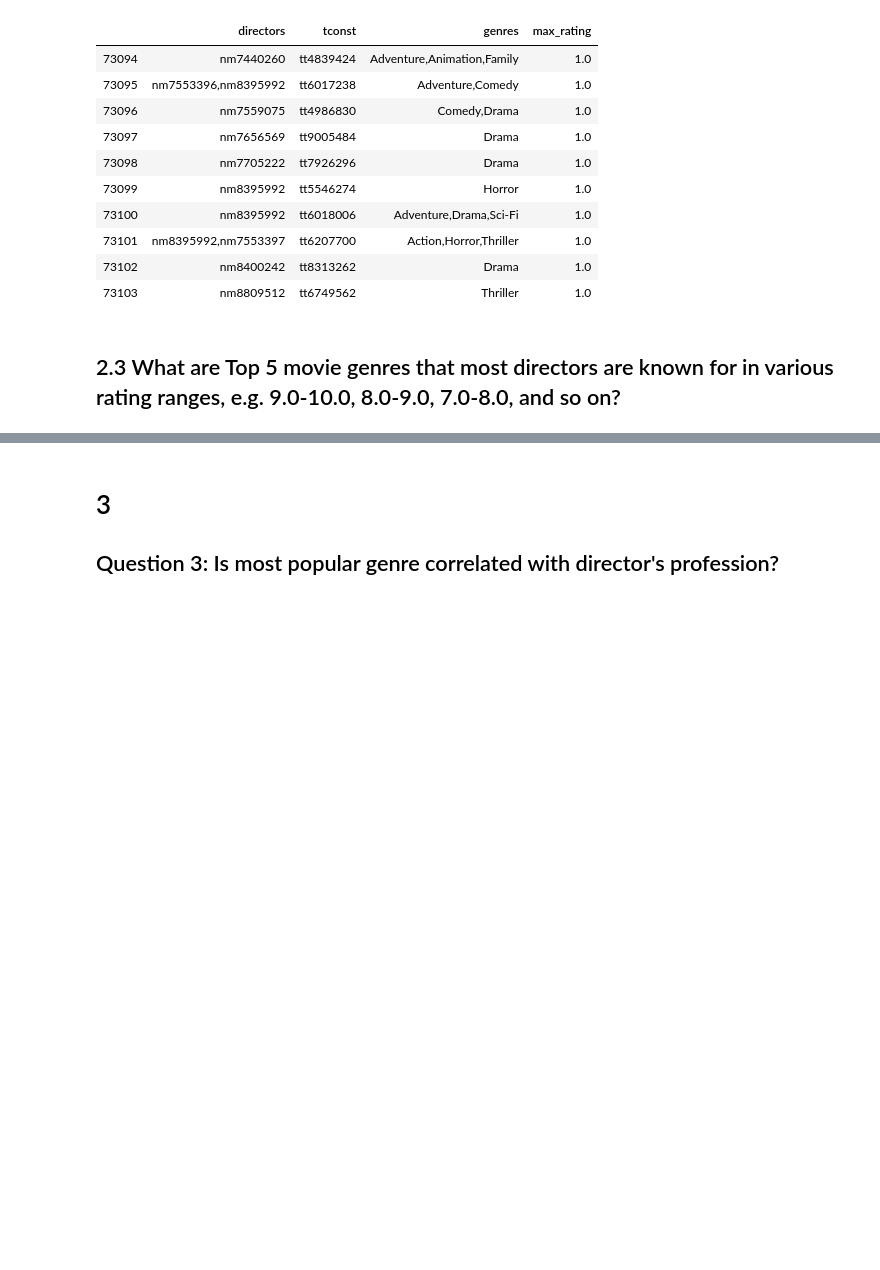
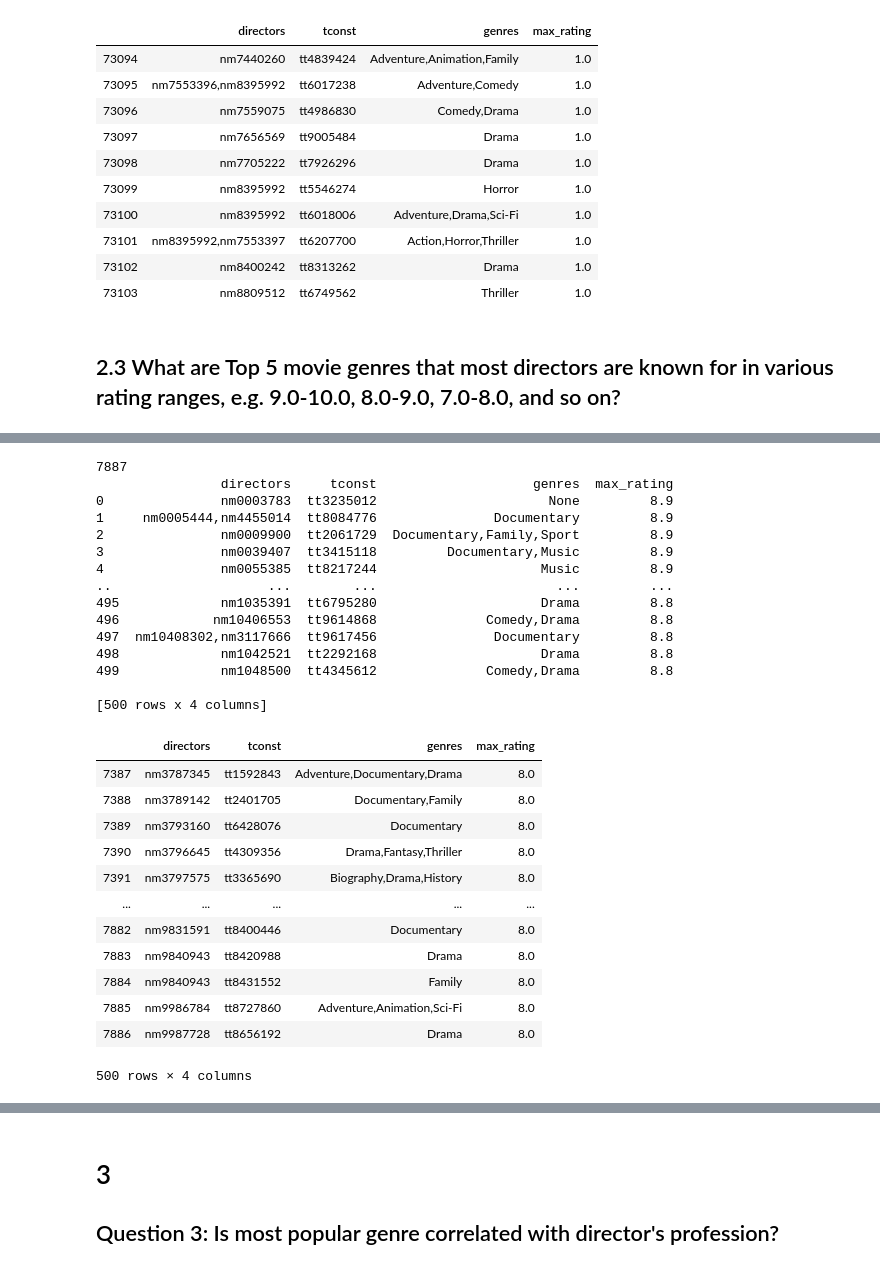
Before and after one commit to renjmindy/dsc-mod-1-project-v2-1-onl01-dtsc-ft-052620, a Jupyter notebook: student_v3.ipynb, the cells around one changed output, grey strips where cells are left out. Cells and saved outputs as stored; diff of their text form; code cells hidden in the pictures; blank space fills up the shorter version.

```diff
--- a/student_v3.ipynb
+++ b/student_v3.ipynb
@@ -317,0 +364,46 @@ directors_df.tail(10)
+# %%
+cur.execute(""" SELECT directors, tconst, genres,
+                MAX(averagerating) AS max_rating
+                FROM imdb_title_crew_gz
+                JOIN imdb_title_ratings_gz
+                USING(tconst)
+                JOIN imdb_title_basics_gz
+                USING (tconst)
+                WHERE directors IS NOT NULL
+                GROUP BY directors, tconst
+                HAVING max_rating >= 8 AND max_rating < 9
+                ORDER BY max_rating DESC;""")
+directors_df = pd.DataFrame(cur.fetchall())
+directors_df.columns = [x[0] for x in cur.description]
+print(len(directors_df))
+print(directors_df.head(500))
+directors_df.tail(500)
+# %% [output]
+7887
+                directors     tconst                    genres  max_rating
+0               nm0003783  tt3235012                      None         8.9
+1     nm0005444,nm4455014  tt8084776               Documentary         8.9
+2               nm0009900  tt2061729  Documentary,Family,Sport         8.9
+3               nm0039407  tt3415118         Documentary,Music         8.9
+4               nm0055385  tt8217244                     Music         8.9
+..                    ...        ...                       ...         ...
+495             nm1035391  tt6795280                     Drama         8.8
+496            nm10406553  tt9614868              Comedy,Drama         8.8
+497  nm10408302,nm3117666  tt9617456               Documentary         8.8
+498             nm1042521  tt2292168                     Drama         8.8
+499             nm1048500  tt4345612              Comedy,Drama         8.8
+
+[500 rows x 4 columns]
+|  | directors | tconst | genres | max_rating |
+| 7387 | nm3787345 | tt1592843 | Adventure,Documentary,Drama | 8.0 |
+| 7388 | nm3789142 | tt2401705 | Documentary,Family | 8.0 |
+| 7389 | nm3793160 | tt6428076 | Documentary | 8.0 |
+| 7390 | nm3796645 | tt4309356 | Drama,Fantasy,Thriller | 8.0 |
+| 7391 | nm3797575 | tt3365690 | Biography,Drama,History | 8.0 |
+| ... | ... | ... | ... | ... |
+| 7882 | nm9831591 | tt8400446 | Documentary | 8.0 |
+| 7883 | nm9840943 | tt8420988 | Drama | 8.0 |
+| 7884 | nm9840943 | tt8431552 | Family | 8.0 |
+| 7885 | nm9986784 | tt8727860 | Adventure,Animation,Sci-Fi | 8.0 |
+| 7886 | nm9987728 | tt8656192 | Drama | 8.0 |
+500 rows × 4 columns
```
Also changed, not shown: parts of 3 cells of this notebook, 2 other files.
